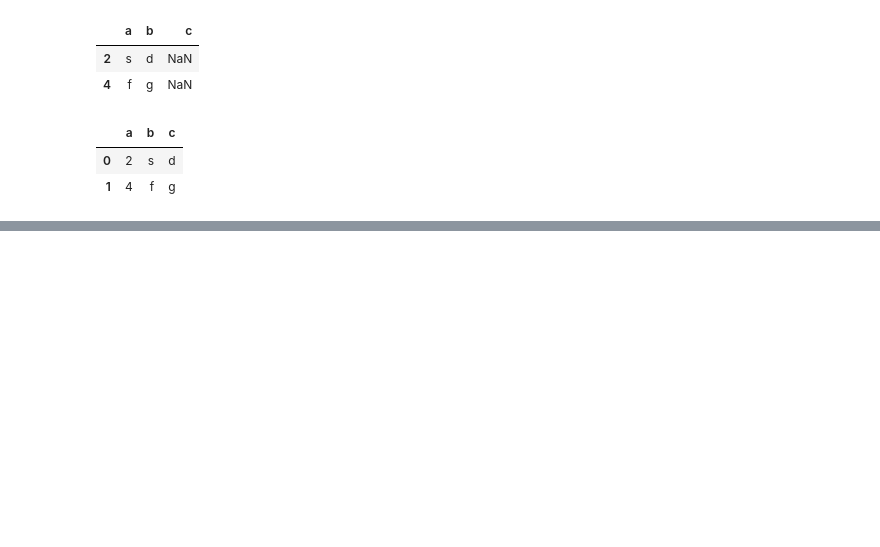
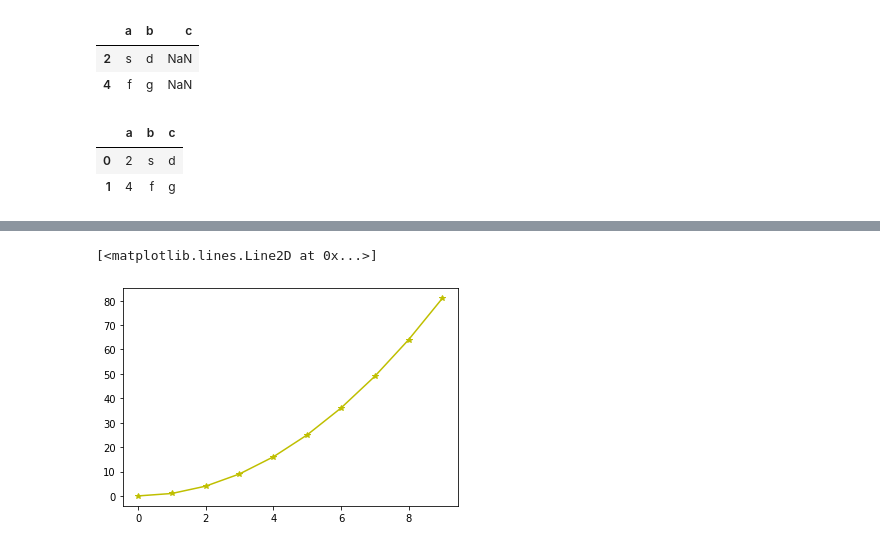
Before and after one commit to ashwinchelsea14/pythonlib, a Jupyter notebook: pythonlib.ipynb, the cells around one changed output, grey strips where cells are left out. Saved outputs shown, nothing was run; the diff lists cells and outputs as text; code cells hidden in the pictures; blank space fills up the shorter version.

```diff
--- a/pythonlib.ipynb
+++ b/pythonlib.ipynb
@@ -105,0 +136,6 @@ df                                ##if NaN comes unwantedly,use index_col=false
+# %%
+y=x*x
+plt.plot(x,y,'y*-')
+# %% [output]
+[<matplotlib.lines.Line2D at 0x...>]
+[figure, added]
```
Also changed, not shown: parts of 5 cells of this notebook.
